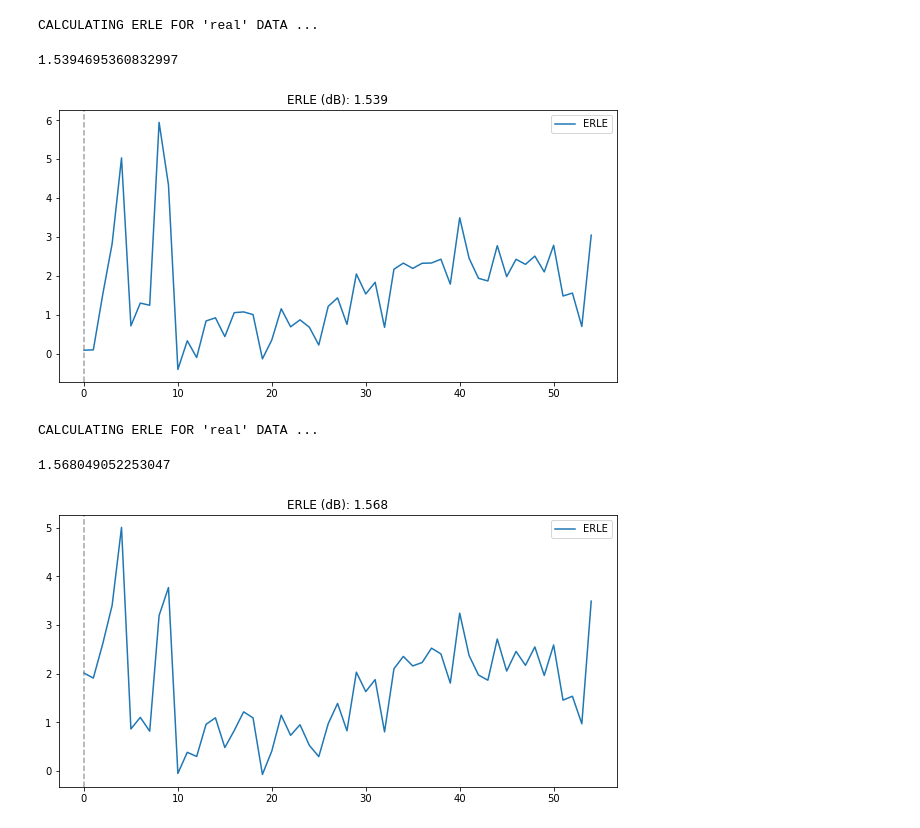
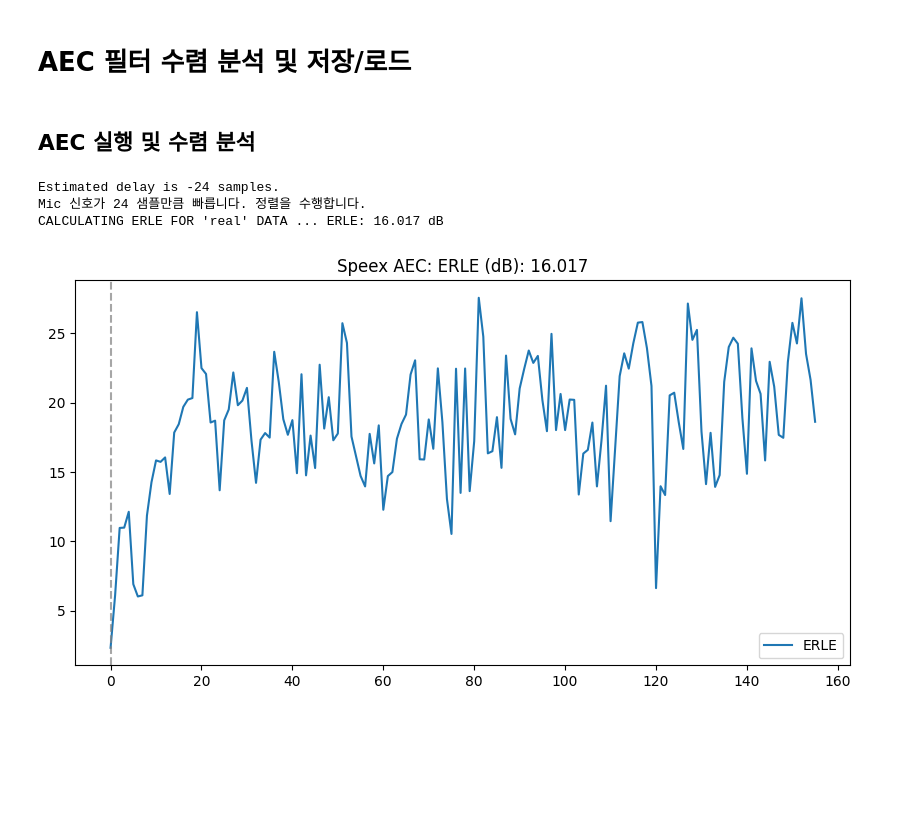
Before and after one commit to woosook0127/Speex_AEC_py, a Jupyter notebook: code/AEC_refactored.ipynb, the cells around one changed output. Cells and saved outputs as stored; diff of their text form; code cells hidden in the pictures; blank space fills up the shorter version.

```diff
--- a/code/AEC_refactored.ipynb
+++ b/code/AEC_refactored.ipynb
@@ -3,3 +1,5 @@
+# %% [markdown]
+# AEC 필터 수렴 분석 및 저장/로드
 # %%
 import numpy as np
 import soundfile as sf
@@ -9,13 +8,0 @@ import AEC_speex as aec
-# %%
-temp, sr = sf.read("../data/Vaccum/input.wav")
-mic = temp[:, 0]
-ref = temp[:, 2]
-
-aec_speech, aec_echo = aec.run_AEC(ref, mic, sr, processor=aec.MDF,
-                                   output_filename="Linear_AEC_vaccum"
-                                   )
-erle = aec.calculate_erle(mic, aec_echo, opt_print=True)
-erle
-# %% [output]
-CALCULATING ERLE FOR 'real' DATA ...
-1.5394695360832997
@@ -22,48 +60,41 @@ CALCULATING ERLE FOR 'real' DATA ...
+# %% [markdown]
+## AEC 실행 및 수렴 분석
 # %%
-# ERLE graph
+# 데이터 로드 및 전처리
+temp, sr = sf.read("../data/Echoonly_60dB.wav")
+mic = temp[:, 0]
+ref = temp[:, 2]
 
-win_erle_1 = aec.windowed_calculate_erle(mic, aec_echo)
+delay = estimate_delay_gcc_phat_corrected(mic, ref)
+delay = -24  # 수동 설정
+print(f"Estimated delay is {delay} samples.")
+
+mic, ref = align_signals(mic, ref, delay)
+# AEC 실행
+aec_speech, aec_echo, processor = aec.run_AEC(
+    ref, mic, sr,
+    processor=aec.MDF,
+    output_filename="Echoonly_60dB_1st"
+)
+
+# ERLE 계산
+erle = aec.calculate_erle(mic, aec_echo, opt_print=True)
+
+print(f"ERLE: {erle:.3f} dB")
+win_erle_1 = aec.windowed_calculate_erle(mic, aec_echo[:len(mic)])
 
 plt.figure(figsize=(10, 5))
 plt.plot(win_erle_1, label="ERLE")
 plt.legend()
 
 spacing = int(len(mic)/1024)  # 간격
 for xc in range(0, len(win_erle_1), spacing):
     plt.axvline(x=xc, color='gray', linestyle='--', alpha=0.7)
 
-plt.title(f"ERLE (dB): {erle:.3f}")
+plt.title(f"Speex AEC: ERLE (dB): {erle:.3f}")
 plt.show()
 # %% [output]
+Estimated delay is -24 samples.
+Mic 신호가 24 샘플만큼 빠릅니다. 정렬을 수행합니다.
+CALCULATING ERLE FOR 'real' DATA ... ERLE: 16.017 dB
-[figure, old version]
+[figure, new version]
-# %%
-temp, sr = sf.read("../data/Vaccum/input.wav")
-scaler = np.std(temp[:, 0]) / np.std(temp[:, 2])
-mic = temp[:, 0]
-ref = temp[:, 2] * scaler
-
-aec_speech, aec_echo = aec.run_AEC(ref, mic, sr, processor=aec.MDF,
-                                #    output_filename="Linear_AEC_vaccum"
-                                   )
-erle = aec.calculate_erle(mic, aec_echo, opt_print=True)
-erle
-# %% [output]
-CALCULATING ERLE FOR 'real' DATA ...
-1.568049052253047
-# %%
-# ERLE graph
-
-win_erle_1 = aec.windowed_calculate_erle(mic, aec_echo)
-
-plt.figure(figsize=(10, 5))
-plt.plot(win_erle_1, label="ERLE")
-plt.legend()
-
-spacing = int(len(mic)/1024)  # 간격
-for xc in range(0, len(win_erle_1), spacing):
-    plt.axvline(x=xc, color='gray', linestyle='--', alpha=0.7)
-
-plt.title(f"ERLE (dB): {erle:.3f}")
-plt.show()
-# %% [output]
-[figure, removed]
```
Also changed, not shown: parts of 12 cells of this notebook, 7 other files.
